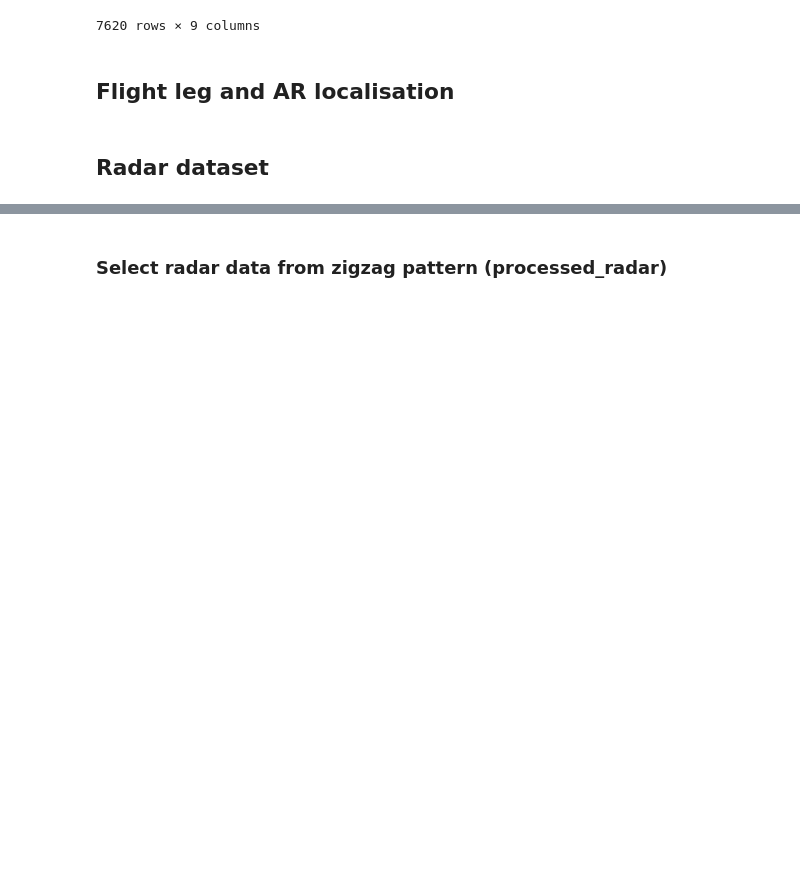
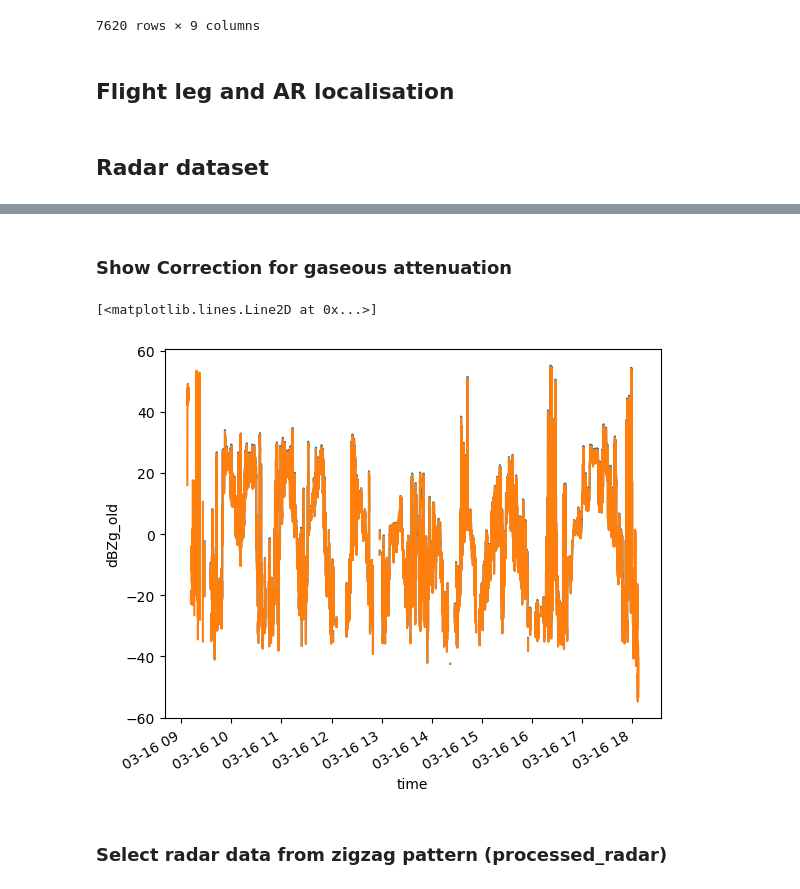
Before and after one commit to hdorff94/HALO_AC3_AR_Budget_Closure, a Jupyter notebook: notebooks/internal_radar_precipitation.ipynb, the cells around one changed output, grey strips where cells are left out. Saved outputs shown, nothing was run; the diff lists cells and outputs as text; code cells hidden in the pictures; blank space fills up the shorter version.

Commit message:
Addded gaseous attenuation to script

```diff
--- a/notebooks/internal_radar_precipitation.ipynb
+++ b/notebooks/internal_radar_precipitation.ipynb
@@ -277,4 +277,6 @@ with HiddenPrints():
     Bahamas_cls=measurement_instruments_ql.BAHAMAS(HALO_Devices_cls)
     Radar_cls=measurement_instruments_ql.RADAR(HALO_Devices_cls)
 
-    radar_ds=Radar_cls.open_version_specific_processed_radar_data(for_calibrated_file=calibrated_radar)
+    Radar_cls.radar_ds=Radar_cls.open_version_specific_processed_radar_data(for_calibrated_file=calibrated_radar)
+Radar_cls.correct_for_gaseous_attenuation()
+radar_ds=Radar_cls.radar_ds
@@ -280,0 +306,8 @@ with HiddenPrints():
+# %% [markdown]
+### Show Correction for gaseous attenuation
+# %%
+radar_ds["dBZg"].max(axis=1).plot()
+radar_ds["dBZg_old"].max(axis=1).plot()
+# %% [output]
+[<matplotlib.lines.Line2D at 0x...>]
+[figure, added]
```
Also changed, not shown: parts of 9 cells of this notebook, 1 other file.
